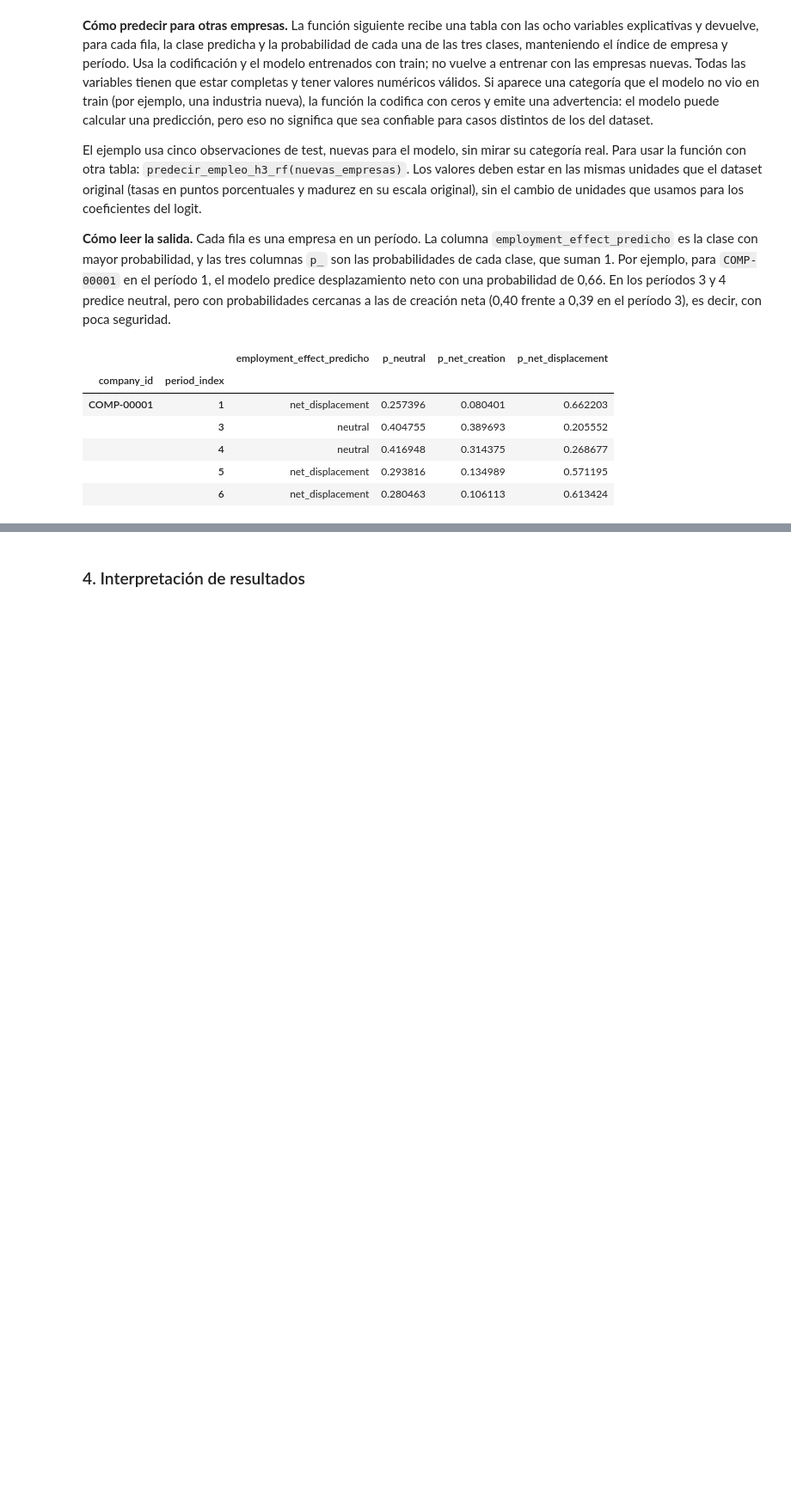
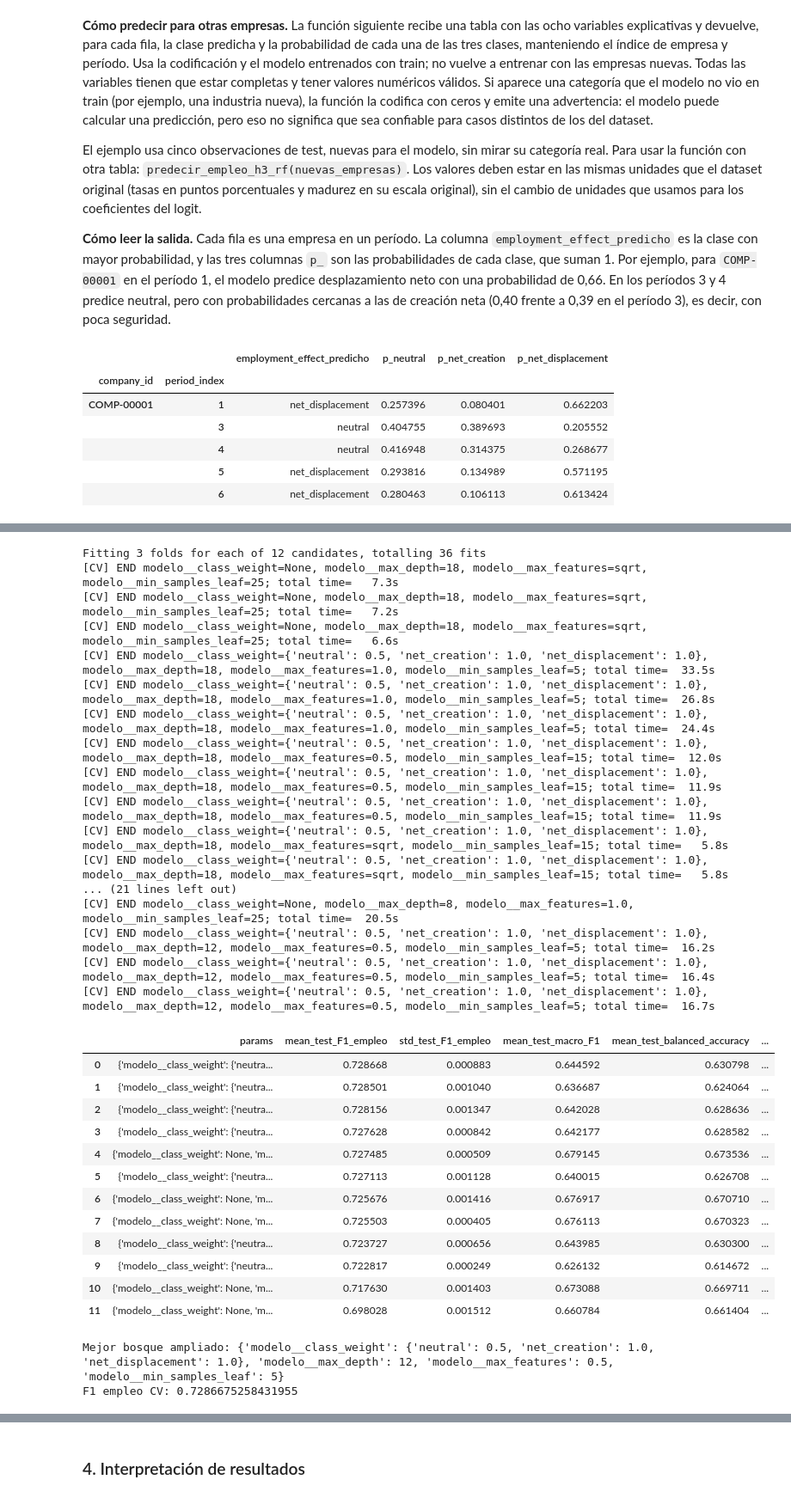
Before and after one commit to Ericsig/DiploDatos, a Jupyter notebook: notebook/modelado.ipynb, the cells around one changed output, grey strips where cells are left out. Shown at 86% size. Saved outputs shown, nothing was run; the diff lists cells and outputs as text; code cells hidden in the pictures; blank space fills up the shorter version.

```diff
--- a/notebook/modelado.ipynb
+++ b/notebook/modelado.ipynb
@@ -1632,0 +1843,67 @@ display(ejemplo_h3_rf)
+# %%
+espacio_h3_rf_ampliado = {
+    'modelo__max_depth': [8, 12, 18, None],
+    'modelo__min_samples_leaf': [5, 15, 25, 50],
+    'modelo__max_features': ['sqrt', 0.5, 1.0],
+    'modelo__class_weight': [None, {'neutral': 0.5, 'net_creation': 1.0, 'net_displacement': 1.0}],
+}
+referencia_h3_rf = {
+    'modelo__max_depth': 18, 'modelo__min_samples_leaf': 25,
+    'modelo__max_features': 'sqrt', 'modelo__class_weight': None,
+}
+candidatos_h3_rf = [referencia_h3_rf]
+for candidato in ParameterSampler(espacio_h3_rf_ampliado, n_iter=12, random_state=RANDOM_STATE):
+    if candidato not in candidatos_h3_rf:
+        candidatos_h3_rf.append(candidato)
+    if len(candidatos_h3_rf) == 12:
+        break
+assert len(candidatos_h3_rf) == 12
+assert len({c['modelo__max_depth'] for c in candidatos_h3_rf}) > 1
+assert any(c['modelo__class_weight'] is not None for c in candidatos_h3_rf)
+pipeline_h3_rf_ampliado = clone(pipeline_h3_rf)
+busqueda_h3_rf_ampliada = GridSearchCV(
+    pipeline_h3_rf_ampliado,
+    [{clave: [valor] for clave, valor in candidato.items()} for candidato in candidatos_h3_rf],
+    scoring=scoring_h3_comp, refit='F1_empleo', cv=folds_h3_comp,
+    n_jobs=1, error_score='raise', verbose=2,
+)
+with threadpool_limits(limits=2):
+    busqueda_h3_rf_ampliada.fit(X_train_h3_comp, y_train_h3_comp)
+modelo_h3_rf_ampliado = busqueda_h3_rf_ampliada.best_estimator_
+resultados_cv_h3_rf_ampliado = tabla_busqueda_h3(busqueda_h3_rf_ampliada)
+display(resultados_cv_h3_rf_ampliado)
+print('Mejor bosque ampliado:', busqueda_h3_rf_ampliada.best_params_)
+print('F1 empleo CV:', busqueda_h3_rf_ampliada.best_score_)
+# %% [output]
+Fitting 3 folds for each of 12 candidates, totalling 36 fits
+[CV] END modelo__class_weight=None, modelo__max_depth=18, modelo__max_features=sqrt, modelo__min_samples_leaf=25; total time=   7.3s
+[CV] END modelo__class_weight=None, modelo__max_depth=18, modelo__max_features=sqrt, modelo__min_samples_leaf=25; total time=   7.2s
+[CV] END modelo__class_weight=None, modelo__max_depth=18, modelo__max_features=sqrt, modelo__min_samples_leaf=25; total time=   6.6s
+[CV] END modelo__class_weight={'neutral': 0.5, 'net_creation': 1.0, 'net_displacement': 1.0}, modelo__max_depth=18, modelo__max_features=1.0, modelo__min_samples_leaf=5; total time=  33.5s
+[CV] END modelo__class_weight={'neutral': 0.5, 'net_creation': 1.0, 'net_displacement': 1.0}, modelo__max_depth=18, modelo__max_features=1.0, modelo__min_samples_leaf=5; total time=  26.8s
+[CV] END modelo__class_weight={'neutral': 0.5, 'net_creation': 1.0, 'net_displacement': 1.0}, modelo__max_depth=18, modelo__max_features=1.0, modelo__min_samples_leaf=5; total time=  24.4s
+[CV] END modelo__class_weight={'neutral': 0.5, 'net_creation': 1.0, 'net_displacement': 1.0}, modelo__max_depth=18, modelo__max_features=0.5, modelo__min_samples_leaf=15; total time=  12.0s
+[CV] END modelo__class_weight={'neutral': 0.5, 'net_creation': 1.0, 'net_displacement': 1.0}, modelo__max_depth=18, modelo__max_features=0.5, modelo__min_samples_leaf=15; total time=  11.9s
+[CV] END modelo__class_weight={'neutral': 0.5, 'net_creation': 1.0, 'net_displacement': 1.0}, modelo__max_depth=18, modelo__max_features=0.5, modelo__min_samples_leaf=15; total time=  11.9s
+[CV] END modelo__class_weight={'neutral': 0.5, 'net_creation': 1.0, 'net_displacement': 1.0}, modelo__max_depth=18, modelo__max_features=sqrt, modelo__min_samples_leaf=15; total time=   5.8s
+[CV] END modelo__class_weight={'neutral': 0.5, 'net_creation': 1.0, 'net_displacement': 1.0}, modelo__max_depth=18, modelo__max_features=sqrt, modelo__min_samples_leaf=15; total time=   5.8s
+... (21 lines left out)
+[CV] END modelo__class_weight=None, modelo__max_depth=8, modelo__max_features=1.0, modelo__min_samples_leaf=25; total time=  20.5s
+[CV] END modelo__class_weight={'neutral': 0.5, 'net_creation': 1.0, 'net_displacement': 1.0}, modelo__max_depth=12, modelo__max_features=0.5, modelo__min_samples_leaf=5; total time=  16.2s
+[CV] END modelo__class_weight={'neutral': 0.5, 'net_creation': 1.0, 'net_displacement': 1.0}, modelo__max_depth=12, modelo__max_features=0.5, modelo__min_samples_leaf=5; total time=  16.4s
+[CV] END modelo__class_weight={'neutral': 0.5, 'net_creation': 1.0, 'net_displacement': 1.0}, modelo__max_depth=12, modelo__max_features=0.5, modelo__min_samples_leaf=5; total time=  16.7s
+|  | params | mean_test_F1_empleo | std_test_F1_empleo | mean_test_macro_F1 | mean_test_balanced_accuracy | ... |
+| 0 | {'modelo__class_weight': {'neutra... | 0.728668 | 0.000883 | 0.644592 | 0.630798 | ... |
+| 1 | {'modelo__class_weight': {'neutra... | 0.728501 | 0.001040 | 0.636687 | 0.624064 | ... |
+| 2 | {'modelo__class_weight': {'neutra... | 0.728156 | 0.001347 | 0.642028 | 0.628636 | ... |
+| 3 | {'modelo__class_weight': {'neutra... | 0.727628 | 0.000842 | 0.642177 | 0.628582 | ... |
+| 4 | {'modelo__class_weight': None, 'm... | 0.727485 | 0.000509 | 0.679145 | 0.673536 | ... |
+| 5 | {'modelo__class_weight': {'neutra... | 0.727113 | 0.001128 | 0.640015 | 0.626708 | ... |
+| 6 | {'modelo__class_weight': None, 'm... | 0.725676 | 0.001416 | 0.676917 | 0.670710 | ... |
+| 7 | {'modelo__class_weight': None, 'm... | 0.725503 | 0.000405 | 0.676113 | 0.670323 | ... |
+| 8 | {'modelo__class_weight': {'neutra... | 0.723727 | 0.000656 | 0.643985 | 0.630300 | ... |
+| 9 | {'modelo__class_weight': {'neutra... | 0.722817 | 0.000249 | 0.626132 | 0.614672 | ... |
+| 10 | {'modelo__class_weight': None, 'm... | 0.717630 | 0.001403 | 0.673088 | 0.669711 | ... |
+| 11 | {'modelo__class_weight': None, 'm... | 0.698028 | 0.001512 | 0.660784 | 0.661404 | ... |
+Mejor bosque ampliado: {'modelo__class_weight': {'neutral': 0.5, 'net_creation': 1.0, 'net_displacement': 1.0}, 'modelo__max_depth': 12, 'modelo__max_features': 0.5, 'modelo__min_samples_leaf': 5}
+F1 empleo CV: 0.7286675258431955
```
Also changed, not shown: parts of 13 cells of this notebook.
